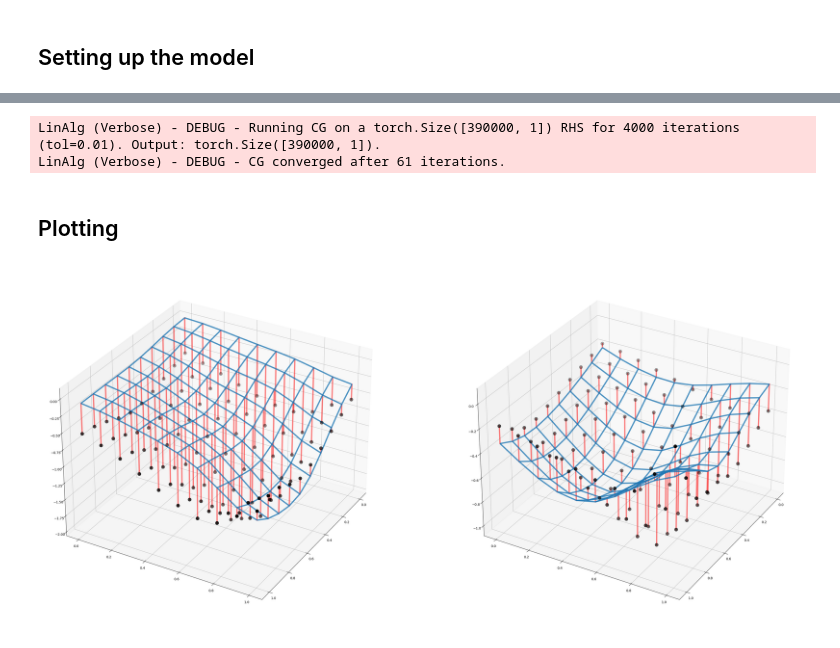
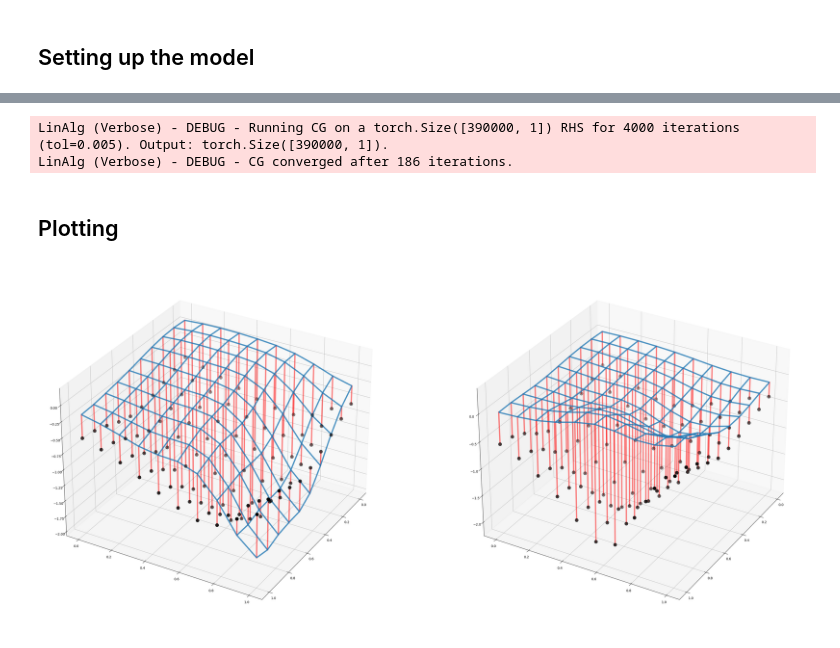
Before and after one commit to ltronneb/PIICM, a Jupyter notebook: demo/simple_demo.ipynb, the cells around one changed output, grey strips where cells are left out. Drawn from its saved outputs; the diff is of its cells as text; code cells hidden in the pictures.

```diff
--- a/demo/simple_demo.ipynb
+++ b/demo/simple_demo.ipynb
@@ -51,3 +51,8 @@ N_cellLines = 39
 X = torch.tensor(pd.read_csv("data/ONeil_concentrations.csv").values).float()
 Y = torch.tensor(pd.read_csv("data/ONeil_GP_subset.csv").values).float()
 S = torch.tensor(pd.read_csv("data/ONeil_noise_subset.csv").values).float()
+# %%
+# Pulling out a test dataset
+idx = 40
+Y_test = Y.clone()[:,idx]
+Y[:,idx] = float('nan')
@@ -87,9 +98,9 @@ drugRank = 25
 cellRank = 20
 symmetric = True
 maxiter=200
-tol=1e-3
-cg_tol=0.01
-eval_cg_tol=0.01
+tol=1e-6
+cg_tol=0.005
+eval_cg_tol=0.005
 # %%
 # Here now set up the model
 class MultitaskGPModel(gpytorch.models.ExactGP):
@@ -213,8 +228,8 @@ if symmetric:
         tmp[:,(i*N_combinations):(i*N_combinations+N_combinations)] = mean[:,(i*(2*N_combinations)):(i*(2*N_combinations)+N_combinations)]
     mean = tmp
 # %% [output]
-LinAlg (Verbose) - DEBUG - Running CG on a torch.Size([390000, 1]) RHS for 4000 iterations (tol=0.01). Output: torch.Size([390000, 1]).
-LinAlg (Verbose) - DEBUG - CG converged after 61 iterations.
+LinAlg (Verbose) - DEBUG - Running CG on a torch.Size([390000, 1]) RHS for 4000 iterations (tol=0.005). Output: torch.Size([390000, 1]).
+LinAlg (Verbose) - DEBUG - CG converged after 186 iterations.
 # %% [markdown]
 ## Plotting
 # %%
@@ -226,7 +241,7 @@ from matplotlib import pyplot as plt
 # %%
 # Plotting for two tasks
 task1 = 101
-task2 = 1745
+task2 = idx # The held out test-set
 %matplotlib inline
 fig, (ax1, ax2) = plt.subplots(1,2,figsize=(42,20))
 
@@ -242,33 +257,33 @@ ax2.spines['top'].set_visible(False)
 ax2.spines['right'].set_visible(False)
 ax2.spines['bottom'].set_visible(False)
 ax2.spines['left'].set_visible(False)
 ax2.get_xaxis().set_ticks([])
 ax2.get_yaxis().set_ticks([])
 
 
 
 ax1 = fig.add_subplot(1,2,1, projection="3d")
 # Add surface
 ax1.plot_wireframe(X=Xt,Y=Yt,Z=mean[:,task1].reshape(Xt.shape).detach().numpy(),cmap=plt.get_cmap('viridis'), alpha=0.8, linewidth=4 )
 # Add points
 ax1.scatter(Xt,Yt,Y[:,task1],c='k',s=100)
 ax1.view_init(azim=30,elev=30)
 # Add lines connecting each point to the surface
 for kk in range(X.shape[0]):
     ax1.plot([X[kk,0],X[kk,0]],[X[kk,1],X[kk,1]],[mean[kk,task1],Y[kk,task1]],color="red",alpha=0.5,linewidth=4)
 
 
 # Latent GP
 ax2 = fig.add_subplot(1,2,2, projection="3d")
 
 # Add surface
 ax2.plot_wireframe(X=Xt,Y=Yt,Z=mean[:,task2].reshape(Xt.shape).detach().numpy(),cmap=plt.get_cmap('viridis'), alpha=0.8, linewidth=4 )
 # Add points
-ax2.scatter(Xt,Yt,Y[:,task2],c='k',s=100)
+ax2.scatter(Xt,Yt,Y_test,c='k',s=100)
 ax2.view_init(azim=30,elev=30)
 # Add lines connecting each point to the surface
 for kk in range(X.shape[0]):
-    ax2.plot([X[kk,0],X[kk,0]],[X[kk,1],X[kk,1]],[mean[kk,task2],Y[kk,task2]],color="red",alpha=0.5, linewidth=4)
+    ax2.plot([X[kk,0],X[kk,0]],[X[kk,1],X[kk,1]],[mean[kk,task2],Y_test[kk]],color="red",alpha=0.5, linewidth=4)
 # Title
 # %% [output]
-[figure, old version]
+[figure, new version]
```
Also changed, not shown: parts of 3 cells of this notebook, 1 other file.
